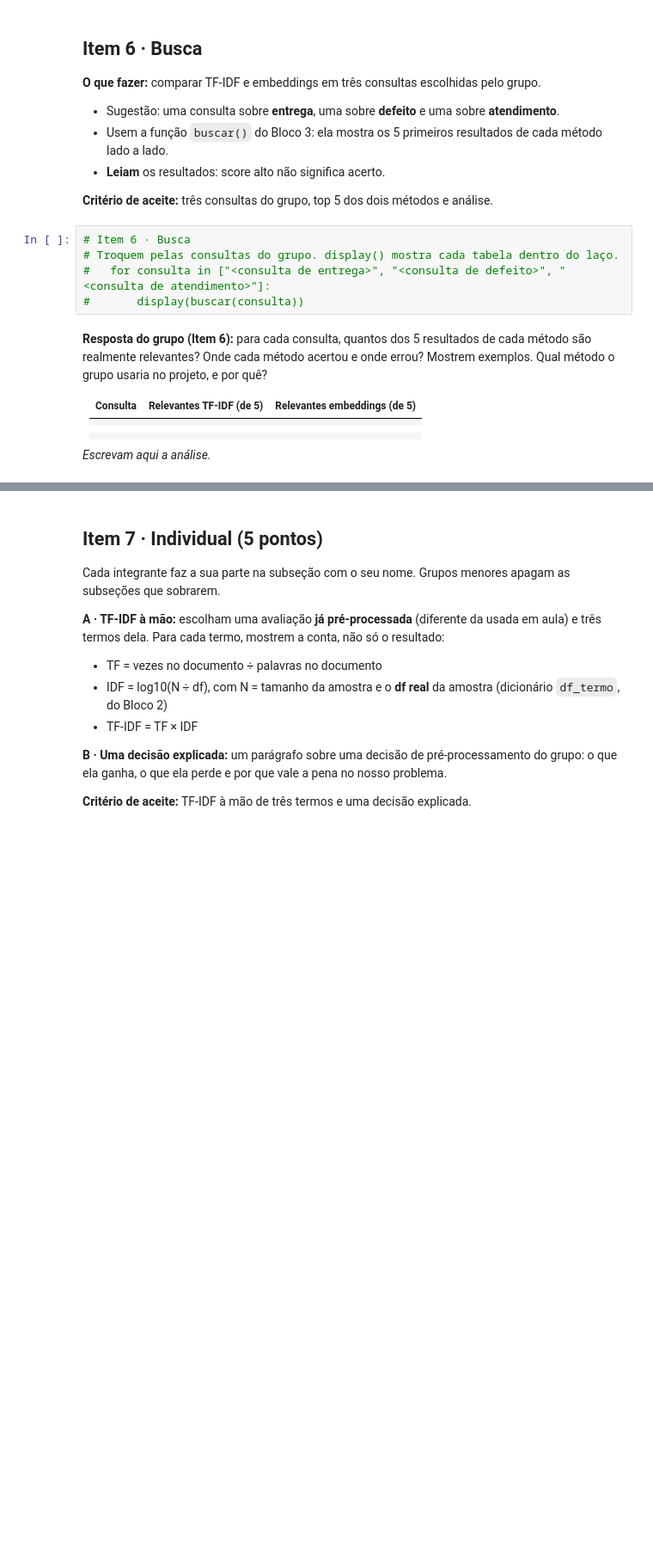
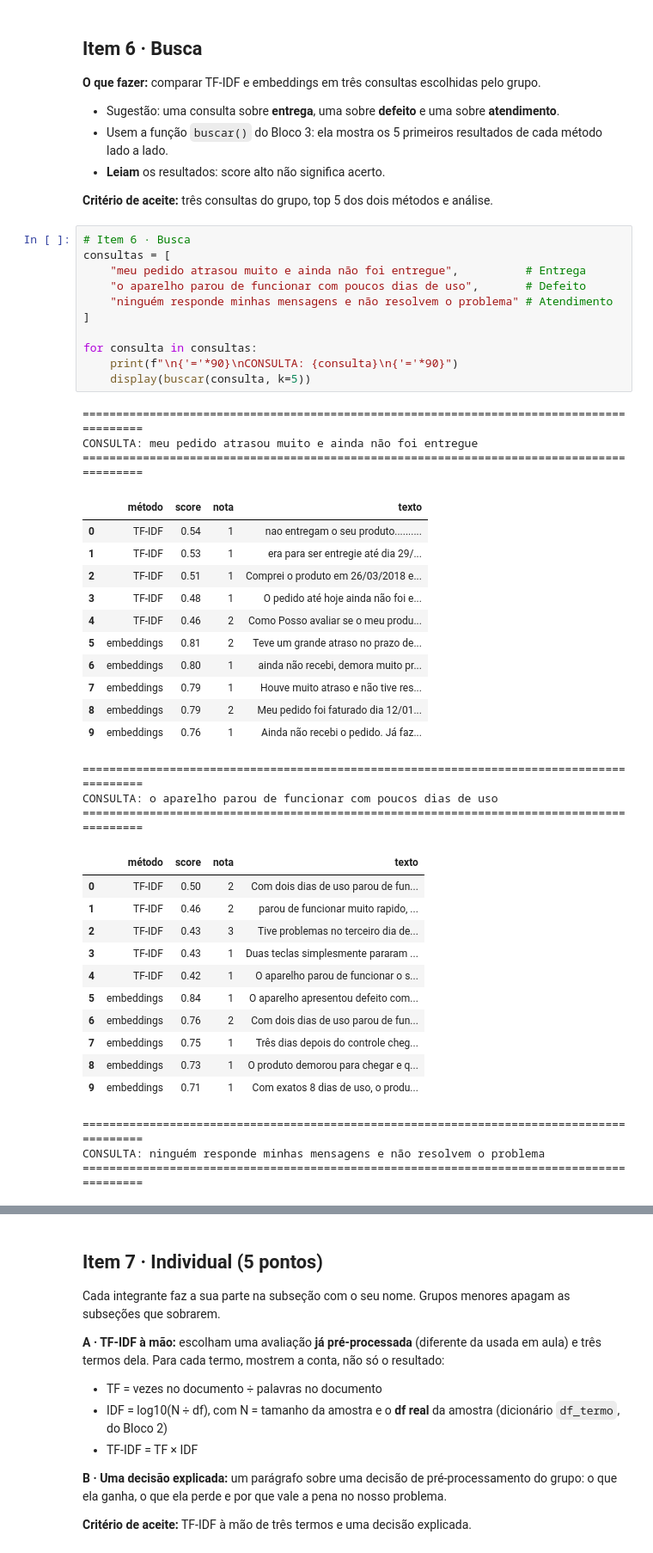
Before and after one commit to resende-git/mineracao-textos-2026, a Jupyter notebook: notebooks/01_do_texto_ao_vetor.ipynb, the cells around one changed output, grey strips where cells are left out. Shown at 86% size. Saved outputs shown, nothing was run; the diff lists cells and outputs as text; blank space fills up the shorter version.

```diff
--- a/notebooks/01_do_texto_ao_vetor.ipynb
+++ b/notebooks/01_do_texto_ao_vetor.ipynb
@@ -891,18 +1158,46 @@ _Escrevam aqui._
 - **Leiam** os resultados: score alto não significa acerto.
 
 **Critério de aceite:** três consultas do grupo, top 5 dos dois métodos e análise.
-# %%
-# Item 6 · Busca
-# Troquem pelas consultas do grupo. display() mostra cada tabela dentro do laço.
-#   for consulta in ["<consulta de entrega>", "<consulta de defeito>", "<consulta de atendimento>"]:
-#       display(buscar(consulta))
-# %% [markdown]
-**Resposta do grupo (Item 6):** para cada consulta, quantos dos 5 resultados de cada método são realmente relevantes? Onde cada método acertou e onde errou? Mostrem exemplos. Qual método o grupo usaria no projeto, e por quê?
-
-| Consulta | Relevantes TF-IDF (de 5) | Relevantes embeddings (de 5) |
-|---|---|---|
-|  |  |  |
-|  |  |  |
-|  |  |  |
-
-_Escrevam aqui a análise._
+# %%
+# Item 6 · Busca
+consultas = [
+    "meu pedido atrasou muito e ainda não foi entregue",          # Entrega
+    "o aparelho parou de funcionar com poucos dias de uso",       # Defeito
+    "ninguém responde minhas mensagens e não resolvem o problema" # Atendimento
+]
+
+for consulta in consultas:
+    print(f"\n{'='*90}\nCONSULTA: {consulta}\n{'='*90}")
+    display(buscar(consulta, k=5))
+# %% [output]
+==========================================================================================
+CONSULTA: meu pedido atrasou muito e ainda não foi entregue
+==========================================================================================
+|  | método | score | nota | texto |
+| 0 | TF-IDF | 0.54 | 1 | nao entregam o seu produto.......... |
+| 1 | TF-IDF | 0.53 | 1 | era para ser entregie até dia 29/... |
+| 2 | TF-IDF | 0.51 | 1 | Comprei o produto em 26/03/2018 e... |
+| 3 | TF-IDF | 0.48 | 1 | O pedido até hoje ainda não foi e... |
+| 4 | TF-IDF | 0.46 | 2 | Como Posso avaliar se o meu produ... |
+| 5 | embeddings | 0.81 | 2 | Teve um grande atraso no prazo de... |
+| 6 | embeddings | 0.80 | 1 | ainda não recebi, demora muito pr... |
+| 7 | embeddings | 0.79 | 1 | Houve muito atraso e não tive res... |
+| 8 | embeddings | 0.79 | 2 | Meu pedido foi faturado dia 12/01... |
+| 9 | embeddings | 0.76 | 1 | Ainda não recebi o pedido. Já faz... |
+==========================================================================================
+CONSULTA: o aparelho parou de funcionar com poucos dias de uso
+==========================================================================================
+|  | método | score | nota | texto |
+| 0 | TF-IDF | 0.50 | 2 | Com dois dias de uso parou de fun... |
+| 1 | TF-IDF | 0.46 | 2 | parou de funcionar muito rapido, ... |
+| 2 | TF-IDF | 0.43 | 3 | Tive problemas no terceiro dia de... |
+| 3 | TF-IDF | 0.43 | 1 | Duas teclas simplesmente pararam ... |
+| 4 | TF-IDF | 0.42 | 1 | O aparelho parou de funcionar o s... |
+| 5 | embeddings | 0.84 | 1 | O aparelho apresentou defeito com... |
+| 6 | embeddings | 0.76 | 2 | Com dois dias de uso parou de fun... |
+| 7 | embeddings | 0.75 | 1 | Três dias depois do controle cheg... |
+| 8 | embeddings | 0.73 | 1 | O produto demorou para chegar e q... |
+| 9 | embeddings | 0.71 | 1 | Com exatos 8 dias de uso, o produ... |
+==========================================================================================
+CONSULTA: ninguém responde minhas mensagens e não resolvem o problema
+==========================================================================================
```
Also changed, not shown: parts of 32 cells of this notebook.
